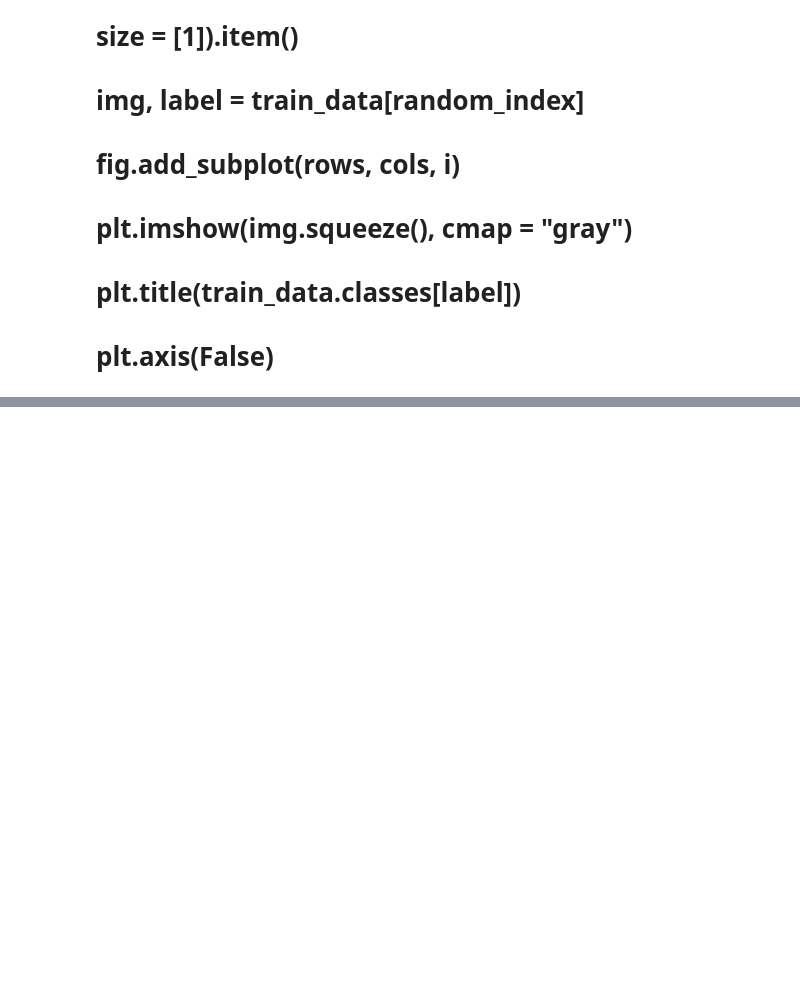
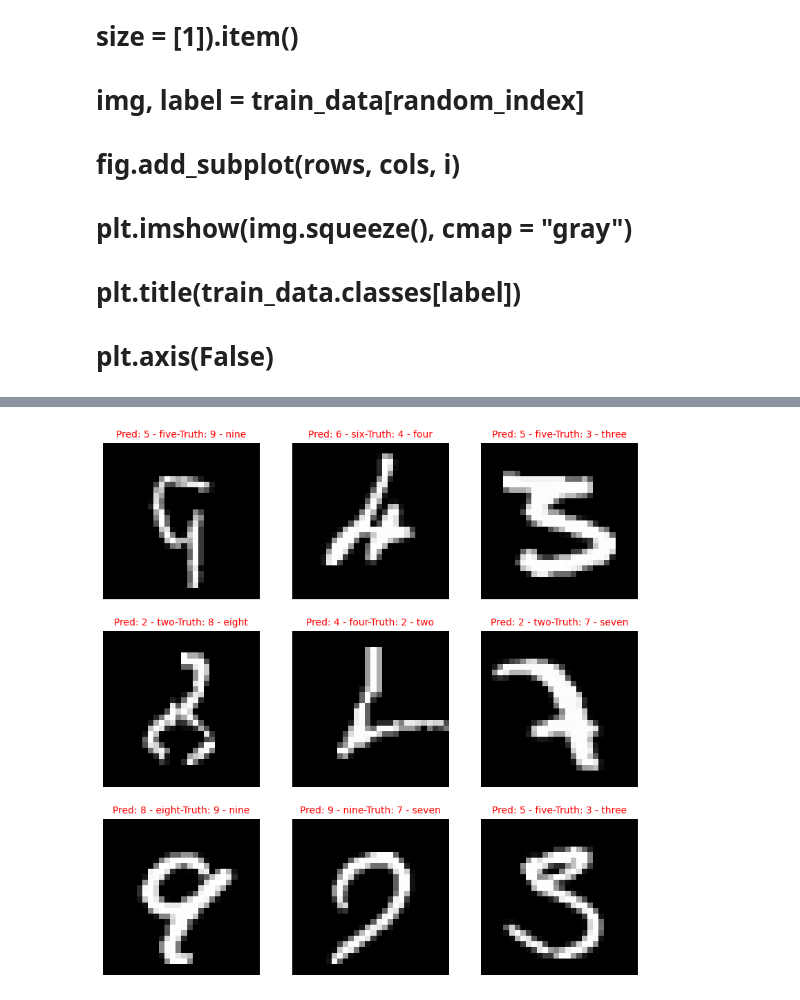
Before and after one commit to AkifPinarci/PyTorch, a Jupyter notebook: Computer Vision/Untitled-1.ipynb, the cells around one changed output, grey strips where cells are left out. Drawn from its saved outputs; the diff is of its cells as text; code cells hidden in the pictures; blank space fills up the shorter version.

```diff
--- a/Computer Vision/Untitled-1.ipynb
+++ b/Computer Vision/Untitled-1.ipynb
@@ -674,0 +714,20 @@ for i, sample in enumerate(test_samples):
+# %%
+plt.figure(figsize=(10, 10))
+rows = 3
+cols = 3
+track = 0
+for i, img in enumerate(test_images):
+    pred_label = classes[pred_classes[i]]
+    truth_label = classes[test_labels[i]]
+    if truth_label != pred_label:
+        plt.subplot(rows, cols, track + 1)
+        plt.imshow(img.squeeze(), cmap = "gray")
+
+        title_text = f"Pred: {pred_label}-Truth: {truth_label}"
+        plt.title(title_text, c = "r", fontsize = 10)
+        plt.axis(False)
+        track += 1
+        if track == 9:
+            break
+# %% [output]
+[figure, added]
```
Also changed, not shown: parts of 12 cells of this notebook, 8 other files.
